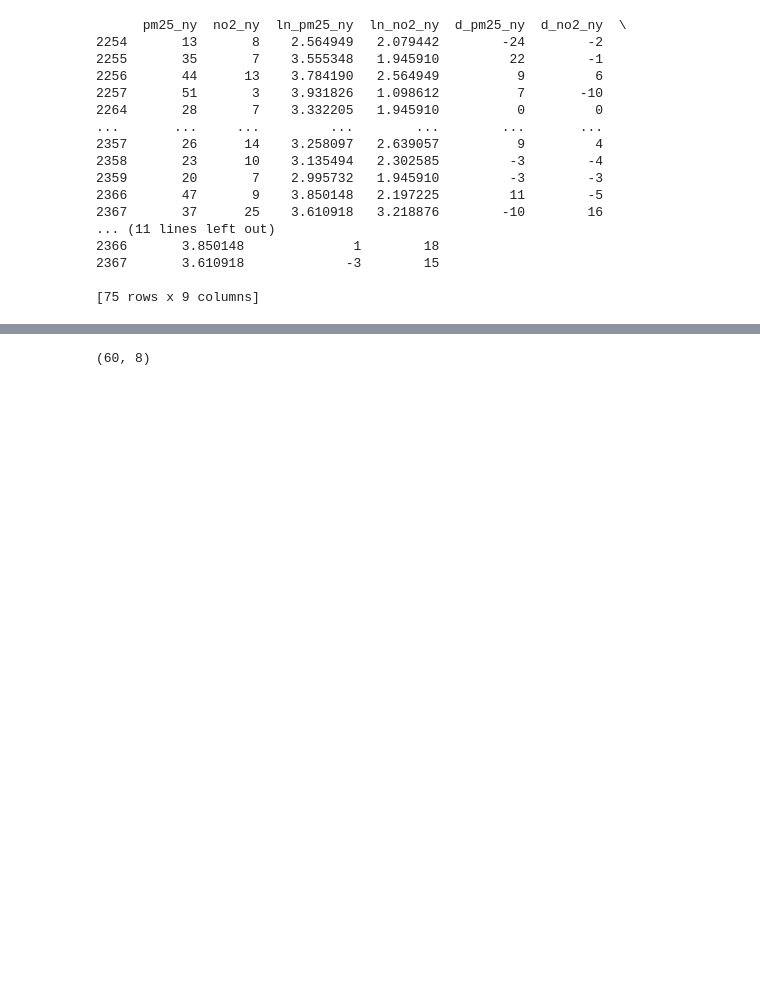
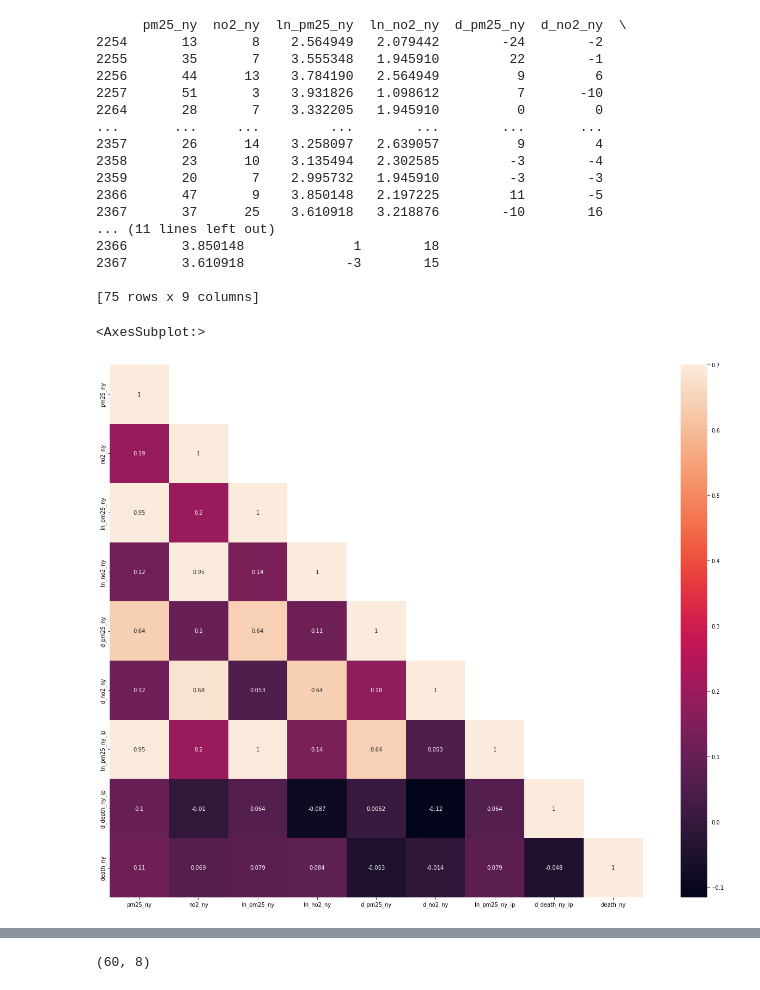
Before and after one commit to maxschlake/90477_mls_4ds_II-Pr7, a Jupyter notebook: scripts/covid19_-_project_merged11.ipynb, the cells around one changed output, grey strips where cells are left out. Drawn from its saved outputs; the diff is of its cells as text; code cells hidden in the pictures; blank space fills up the shorter version.

```diff
--- a/scripts/covid19_-_project_merged11.ipynb
+++ b/scripts/covid19_-_project_merged11.ipynb
@@ -1017,6 +1017,17 @@ print(df_final_temp) #116 rows -> 75 rows
 2367       3.610918             -3        15
 
 [75 rows x 9 columns]
+# %%
+import seaborn as sns
+correlation_map = df_final_temp[df_final_temp.columns].corr()
+obj = np.array(correlation_map)
+obj[np.tril_indices_from(obj)] = False
+fig,ax = plt.subplots()
+fig.set_size_inches(25,18)
+sns.heatmap(correlation_map, mask = obj, vmax=.7, square = True, annot = True)
+# %% [output]
+<AxesSubplot:>
+[figure, added]
 # %%
 X = df_final_temp.loc[:,['pm25_ny', 'no2_ny', 'ln_pm25_ny', 'ln_no2_ny', 'd_pm25_ny','d_no2_ny','ln_pm25_ny_ip','d_death_ny_ip']]
 y = df_final_temp.loc[:,['death_ny']]
```
Also changed, not shown: parts of 11 cells of this notebook.
